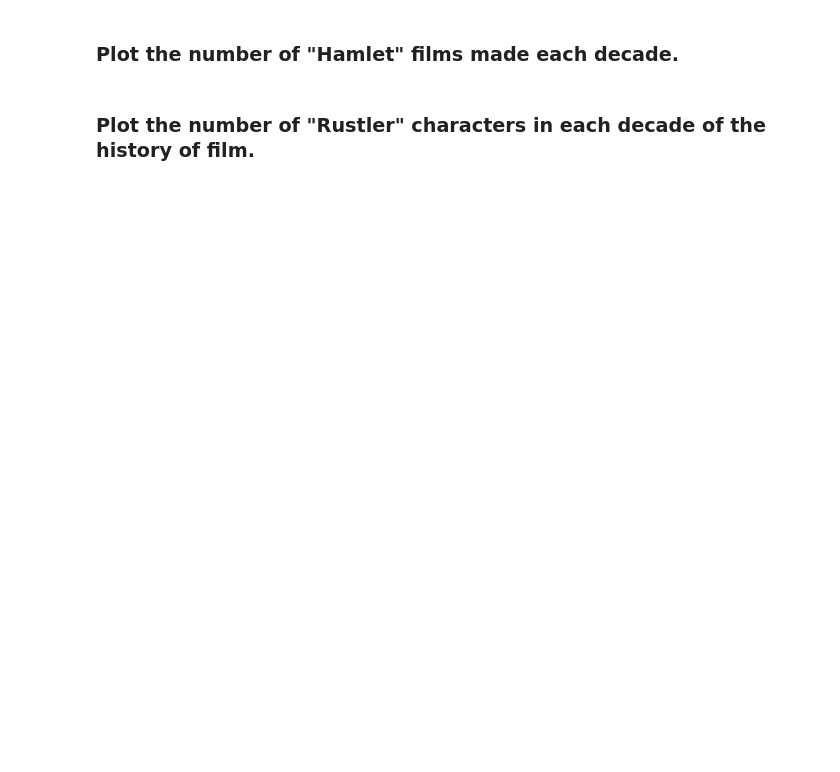
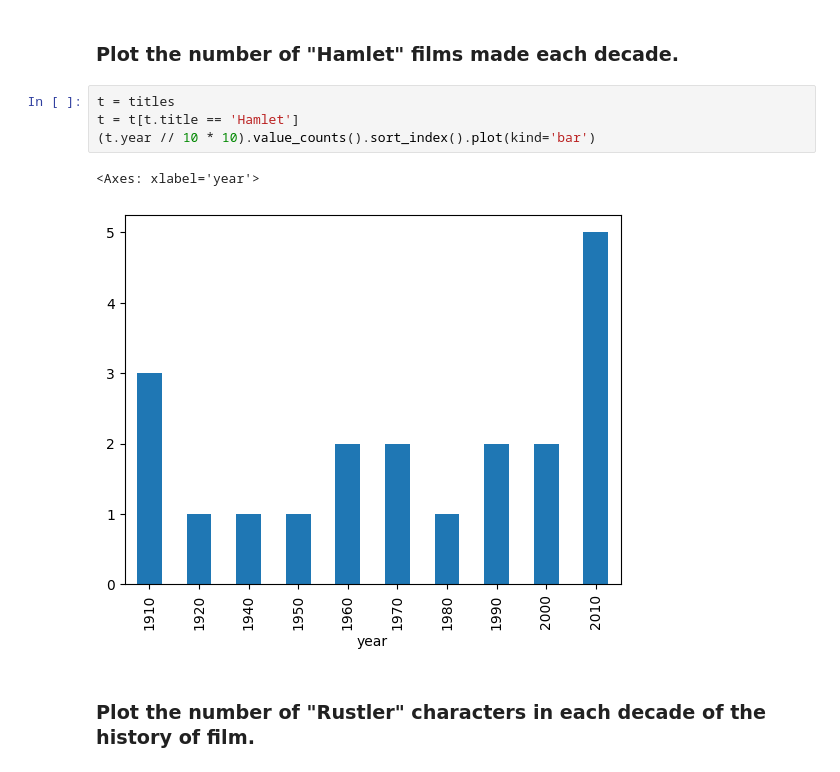
Before and after one commit to aexko/datascience101, a Jupyter notebook: Exercises-2.ipynb, the cells around one changed output. Saved outputs shown, nothing was run; the diff lists cells and outputs as text; blank space fills up the shorter version.

```diff
--- a/Exercises-2.ipynb
+++ b/Exercises-2.ipynb
@@ -34,4 +65,11 @@ cast.head()
 # %% [markdown]
 ### Plot the number of "Hamlet" films made each decade.
+# %%
+t = titles
+t = t[t.title == 'Hamlet']
+(t.year // 10 * 10).value_counts().sort_index().plot(kind='bar')
+# %% [output]
+<Axes: xlabel='year'>
+[figure, added]
 # %% [markdown]
 ### Plot the number of "Rustler" characters in each decade of the history of film.
```
Also changed, not shown: parts of 22 cells of this notebook, 3 other files.
